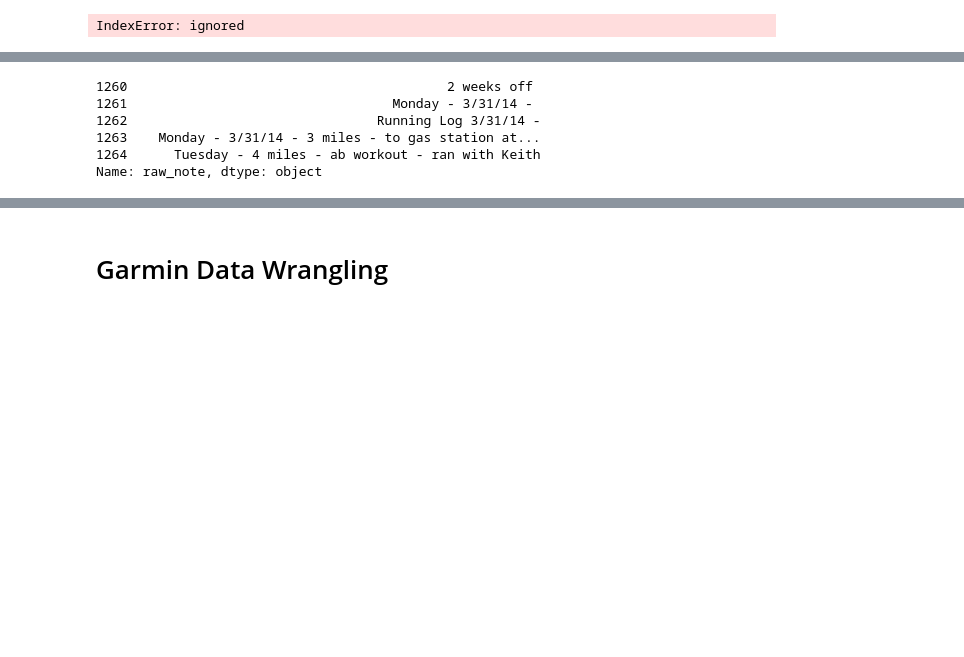
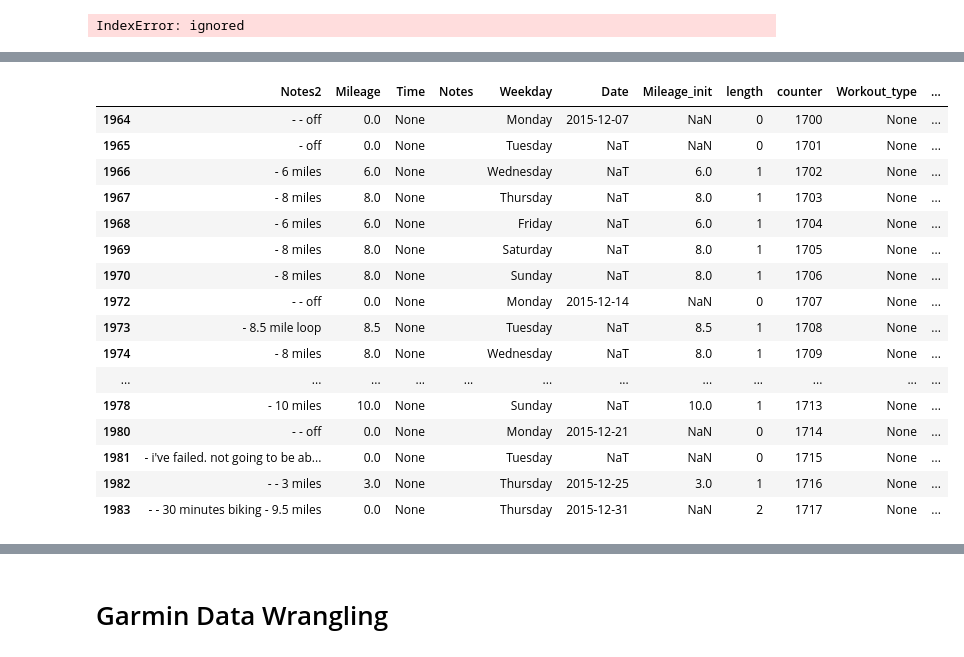
Before and after one commit to lilfetz22/Running_data, a Jupyter notebook: Running_Log.ipynb, the cells around one changed output, grey strips where cells are left out. Saved outputs shown, nothing was run; the diff lists cells and outputs as text; code cells hidden in the pictures; blank space fills up the shorter version.

Commit message:
Fixed a few days of the week/dates based on them not matching up

```diff
--- a/Running_Log.ipynb
+++ b/Running_Log.ipynb
@@ -939,9 +942,32 @@ differences
-# %%
-manual_inputs_df.raw_note.iloc[1080:1085]
-# %% [output]
-1260                                         2 weeks off
-1261                                  Monday - 3/31/14 -
-1262                                Running Log 3/31/14 -
-1263    Monday - 3/31/14 - 3 miles - to gas station at...
-1264      Tuesday - 4 miles - ab workout - ran with Keith
-Name: raw_note, dtype: object
+# %%
+# my_date = manual_inputs_df.Date.iloc[674]
+# calendar.day_name[my_date.weekday()]
+new_list = []
+for dates in manual_inputs_df['Date']:
+    dayofweek = dates.weekday()
+
+    if math.isnan(dayofweek):
+        new_list.append(np.nan)
+    else:
+        new_list.append(calendar.day_name[dayofweek])
+manual_inputs_df['dayofweekcheck'] = new_list
+# %%
+manual_inputs_df.iloc[1700:1726]
+# %% [output]
+|  | Notes2 | Mileage | Time | Notes | Weekday | Date | Mileage_init | length | counter | Workout_type | ... |
+| 1964 | - - off | 0.0 | None |  | Monday | 2015-12-07 | NaN | 0 | 1700 | None | ... |
+| 1965 | - off | 0.0 | None |  | Tuesday | NaT | NaN | 0 | 1701 | None | ... |
+| 1966 | - 6 miles | 6.0 | None |  | Wednesday | NaT | 6.0 | 1 | 1702 | None | ... |
+| 1967 | - 8 miles | 8.0 | None |  | Thursday | NaT | 8.0 | 1 | 1703 | None | ... |
+| 1968 | - 6 miles | 6.0 | None |  | Friday | NaT | 6.0 | 1 | 1704 | None | ... |
+| 1969 | - 8 miles | 8.0 | None |  | Saturday | NaT | 8.0 | 1 | 1705 | None | ... |
+| 1970 | - 8 miles | 8.0 | None |  | Sunday | NaT | 8.0 | 1 | 1706 | None | ... |
+| 1972 | - - off | 0.0 | None |  | Monday | 2015-12-14 | NaN | 0 | 1707 | None | ... |
+| 1973 | - 8.5 mile loop | 8.5 | None |  | Tuesday | NaT | 8.5 | 1 | 1708 | None | ... |
+| 1974 | - 8 miles | 8.0 | None |  | Wednesday | NaT | 8.0 | 1 | 1709 | None | ... |
+| ... | ... | ... | ... | ... | ... | ... | ... | ... | ... | ... | ... |
+| 1978 | - 10 miles | 10.0 | None |  | Sunday | NaT | 10.0 | 1 | 1713 | None | ... |
+| 1980 | - - off | 0.0 | None |  | Monday | 2015-12-21 | NaN | 0 | 1714 | None | ... |
+| 1981 | - i've failed. not going to be ab... | 0.0 | None |  | Tuesday | NaT | NaN | 0 | 1715 | None | ... |
+| 1982 | - - 3 miles | 3.0 | None |  | Thursday | 2015-12-25 | 3.0 | 1 | 1716 | None | ... |
+| 1983 | - - 30 minutes biking - 9.5 miles | 0.0 | None |  | Thursday | 2015-12-31 | NaN | 2 | 1717 | None | ... |
```
Also changed, not shown: parts of 13 cells of this notebook.
